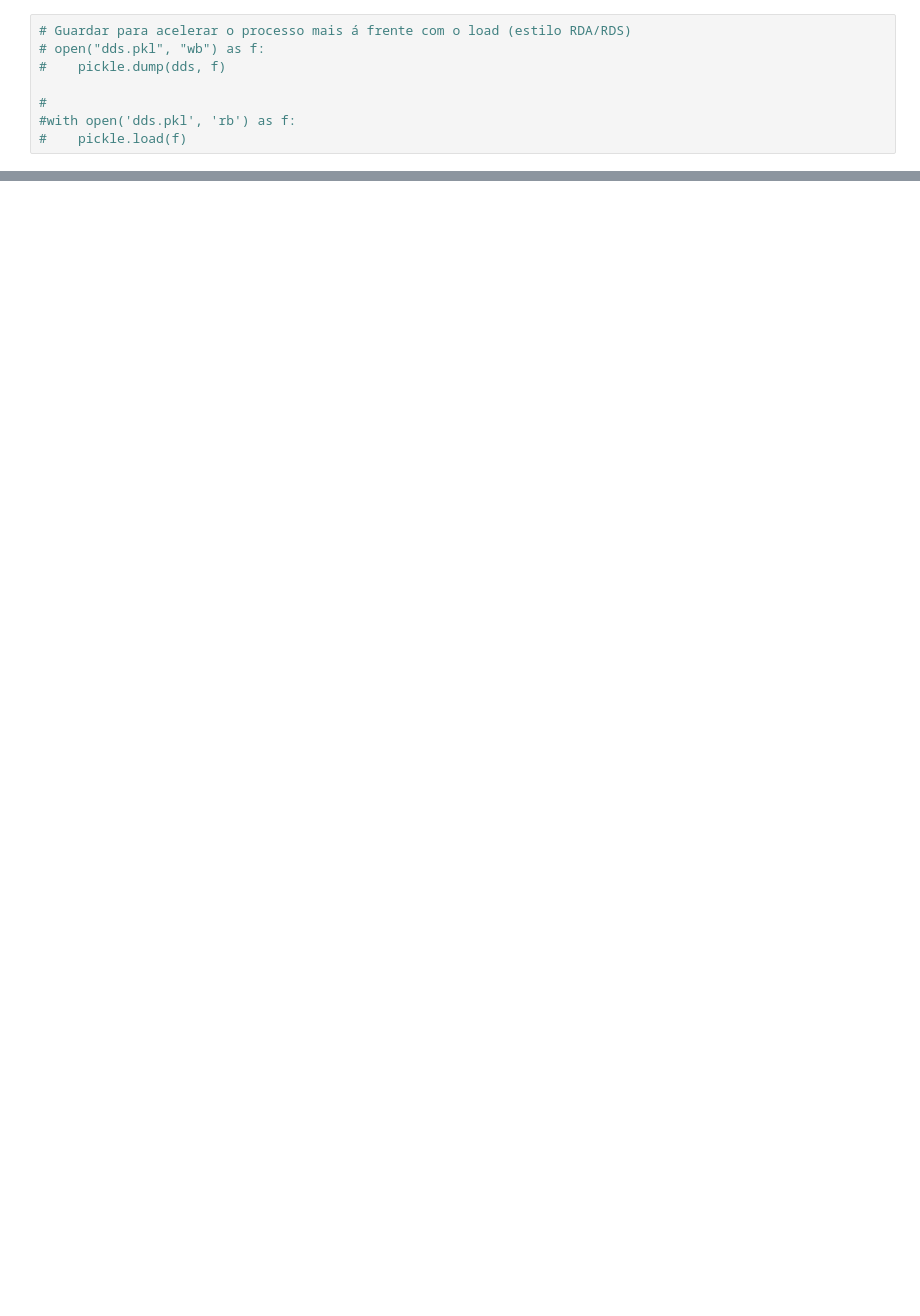
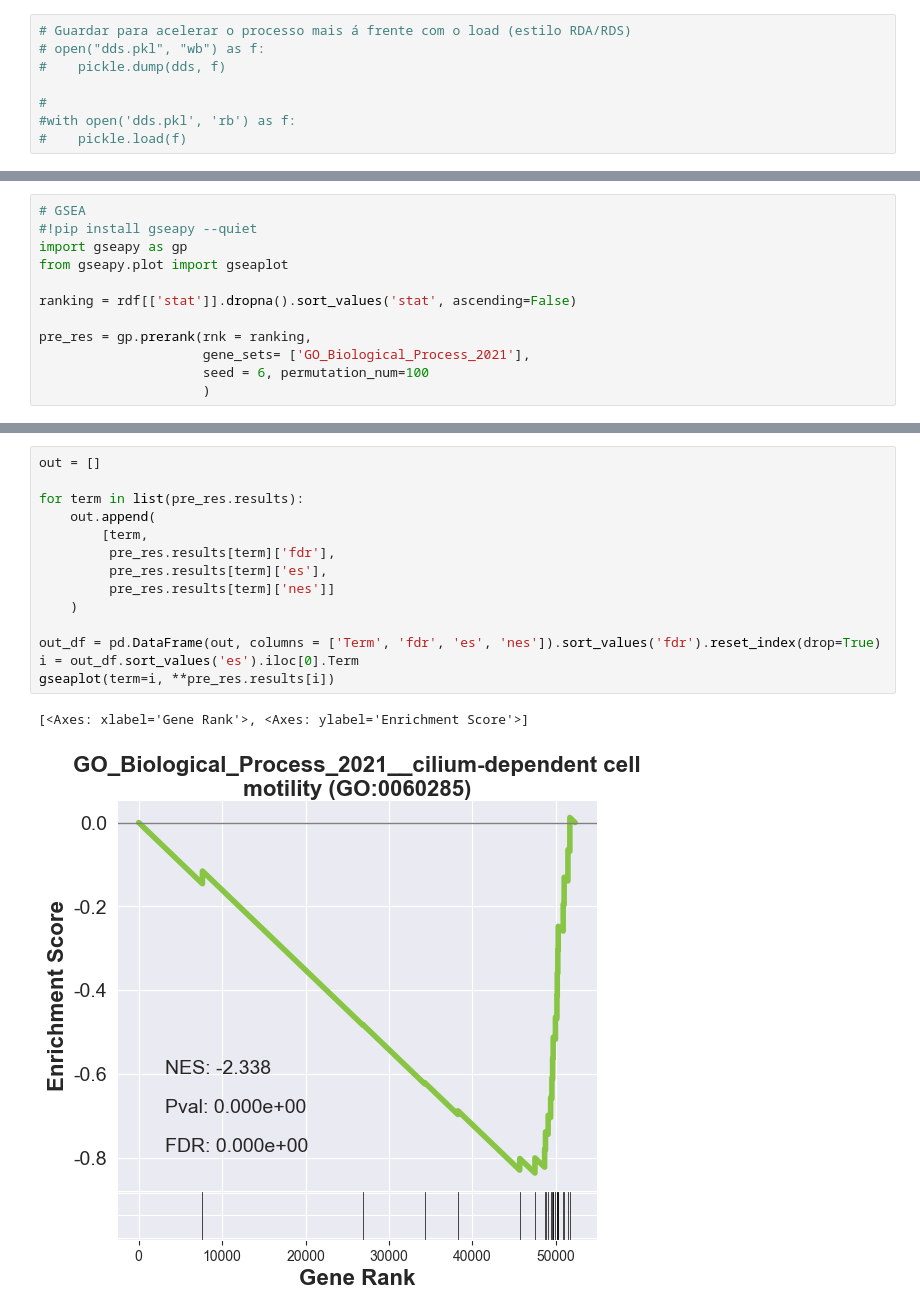
Before and after one commit to ketamine-juice/Extra-o, a Jupyter notebook: python/test.ipynb, the cells around one changed output, grey strips where cells are left out. Cells and saved outputs as stored; diff of their text form; blank space fills up the shorter version.

Commit message:
dif. anal. , gsea

```diff
--- a/python/test.ipynb
+++ b/python/test.ipynb
@@ -348,0 +443,12 @@ ENSG00000288675  1.552072e-01  3.063888e-01
+# %%
+# GSEA
+#!pip install gseapy --quiet
+import gseapy as gp
+from gseapy.plot import gseaplot
+
+ranking = rdf[['stat']].dropna().sort_values('stat', ascending=False)
+
+pre_res = gp.prerank(rnk = ranking,
+                     gene_sets= ['GO_Biological_Process_2021'],
+                     seed = 6, permutation_num=100
+                     )
@@ -348,0 +458,17 @@ ENSG00000288675  1.552072e-01  3.063888e-01
+# %%
+out = []
+
+for term in list(pre_res.results):
+    out.append(
+        [term,
+         pre_res.results[term]['fdr'],
+         pre_res.results[term]['es'],
+         pre_res.results[term]['nes']]
+    )
+
+out_df = pd.DataFrame(out, columns = ['Term', 'fdr', 'es', 'nes']).sort_values('fdr').reset_index(drop=True)
+i = out_df.sort_values('es').iloc[0].Term
+gseaplot(term=i, **pre_res.results[i])
+# %% [output]
+[<Axes: xlabel='Gene Rank'>, <Axes: ylabel='Enrichment Score'>]
+[figure, added]
```
Also changed, not shown: parts of 14 cells of this notebook, 1 other file.
